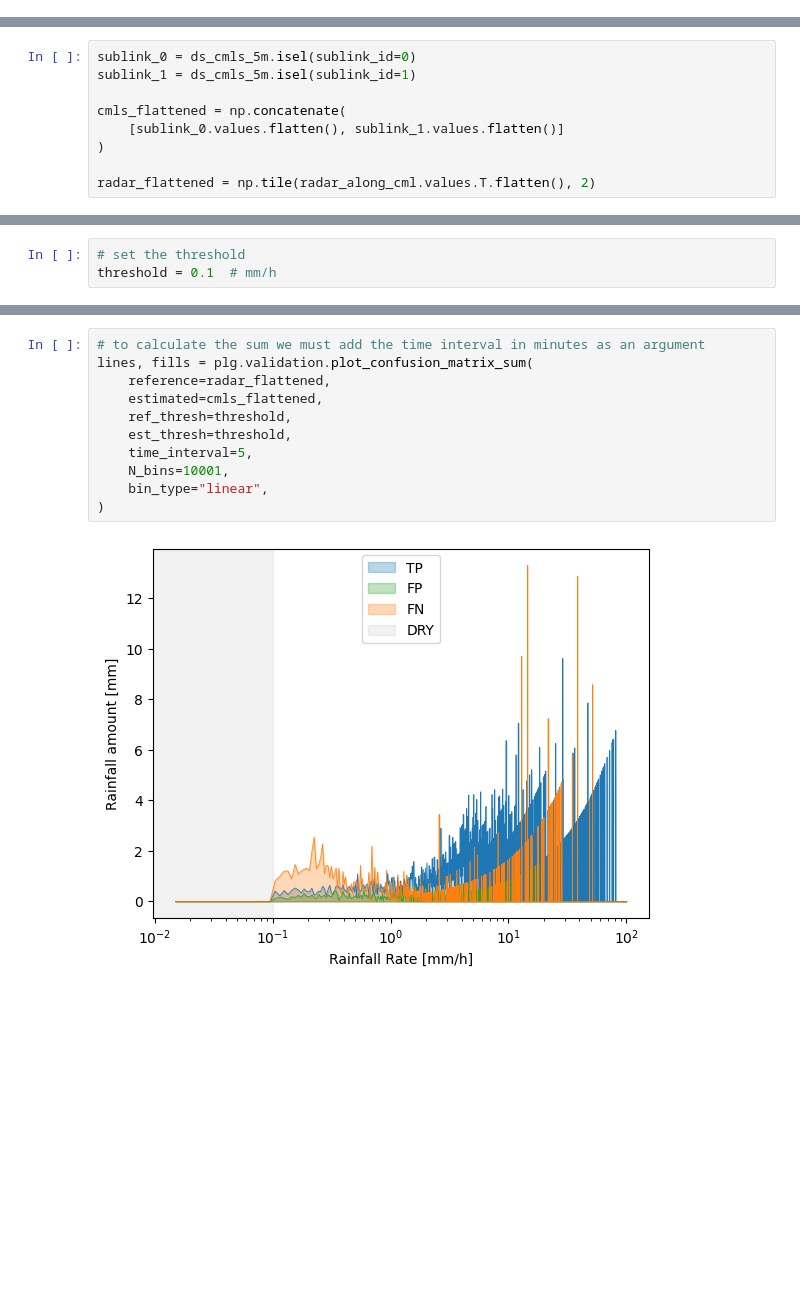
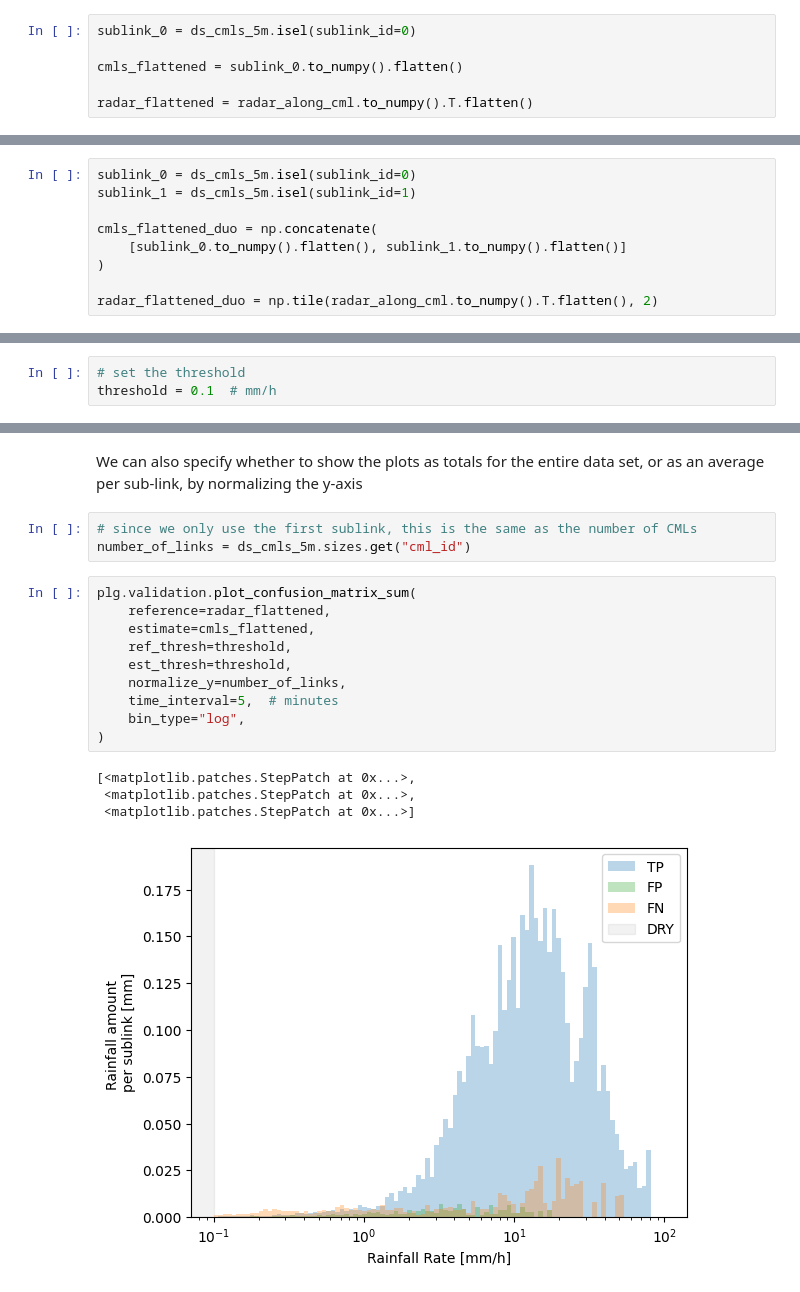
Before and after one commit to OpenSenseAction/poligrain, a Jupyter notebook: docs/notebooks/Example_validation.ipynb, the cells around one changed output, grey strips where cells are left out. Drawn from its saved outputs; the diff is of its cells as text; blank space fills up the shorter version.

```diff
--- a/docs/notebooks/Example_validation.ipynb
+++ b/docs/notebooks/Example_validation.ipynb
@@ -52,2 +48,8 @@ Then we need to make sure that for each sub-link, there is a radar rainfall esti
 
 Finally, for this data set each sublink item has shape cml_id\*time (364\*19) whereas the radar\_along\_cml data has shape (19\*364), so we transpose the radar data.
+# %%
+sublink_0 = ds_cmls_5m.isel(sublink_id=0)
+
+cmls_flattened = sublink_0.to_numpy().flatten()
+
+radar_flattened = radar_along_cml.to_numpy().T.flatten()
@@ -55,11 +59,11 @@ Finally, for this data set each sublink item has shape cml_id\*time (364\*19) wh
 sublink_0 = ds_cmls_5m.isel(sublink_id=0)
 sublink_1 = ds_cmls_5m.isel(sublink_id=1)
 
-cmls_flattened = np.concatenate(
-    [sublink_0.values.flatten(), sublink_1.values.flatten()]
+cmls_flattened_duo = np.concatenate(
+    [sublink_0.to_numpy().flatten(), sublink_1.to_numpy().flatten()]
 )
 
-radar_flattened = np.tile(radar_along_cml.values.T.flatten(), 2)
+radar_flattened_duo = np.tile(radar_along_cml.to_numpy().T.flatten(), 2)
 # %% [markdown]
 ## Visualize the validation
 # %% [markdown]
@@ -345,13 +415,20 @@ To avoid this we can increase the number of bins, though this also skews the sum
+# %% [markdown]
+We can also specify whether to show the plots as totals for the entire data set, or as an average per sub-link, by normalizing the y-axis
+# %%
+# since we only use the first sublink, this is the same as the number of CMLs
+number_of_links = ds_cmls_5m.sizes.get("cml_id")
 # %%
-# to calculate the sum we must add the time interval in minutes as an argument
-lines, fills = plg.validation.plot_confusion_matrix_sum(
+plg.validation.plot_confusion_matrix_sum(
     reference=radar_flattened,
-    estimated=cmls_flattened,
+    estimate=cmls_flattened,
     ref_thresh=threshold,
     est_thresh=threshold,
-    time_interval=5,
-    N_bins=10001,
-    bin_type="linear",
+    normalize_y=number_of_links,
+    time_interval=5,  # minutes
+    bin_type="log",
 )
 # %% [output]
+[<matplotlib.patches.StepPatch at 0x...>,
+ <matplotlib.patches.StepPatch at 0x...>,
+ <matplotlib.patches.StepPatch at 0x...>]
-[figure, old version]
+[figure, new version]
```
Also changed, not shown: parts of 48 cells of this notebook, 2 other files.
